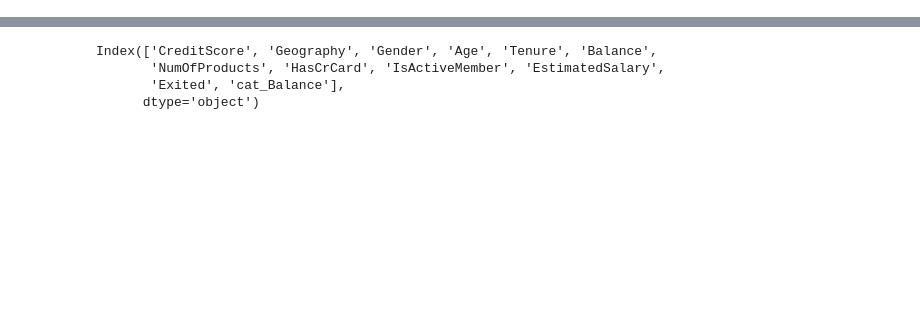
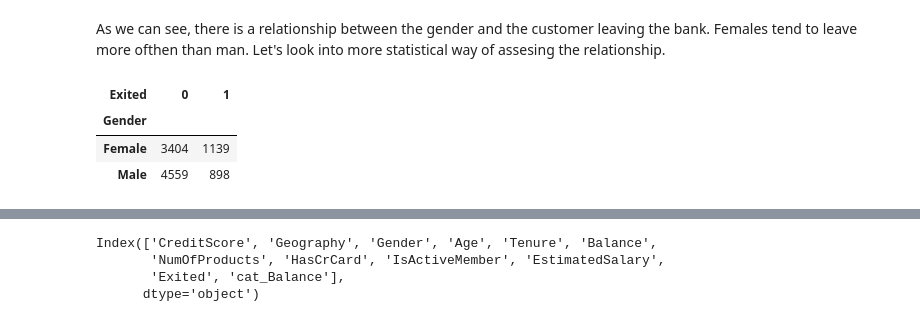
Before and after one commit to M-Borsuk/ChurnModelling, a Jupyter notebook: ChurnModelling.ipynb, the cells around one changed output, grey strips where cells are left out. Drawn from its saved outputs; the diff is of its cells as text; code cells hidden in the pictures; blank space fills up the shorter version.

```diff
--- a/ChurnModelling.ipynb
+++ b/ChurnModelling.ipynb
@@ -453,0 +513,9 @@ plot_barplot(df.groupby(["Exited","cat_Balance"]).count().reset_index(),"Exited"
+# %% [markdown]
+As we can see, there is a relationship between the gender and the customer leaving the bank. Females tend to leave more ofthen than man. Let's look into more statistical way of assesing the relationship.
+# %%
+sm.stats.Table.from_data(df[["Gender","Exited"]]).table_orig
+# %% [output]
+| Exited | 0 | 1 |
+| Gender |  |  |
+| Female | 3404 | 1139 |
+| Male | 4559 | 898 |
```
Also changed, not shown: parts of 33 cells of this notebook.
